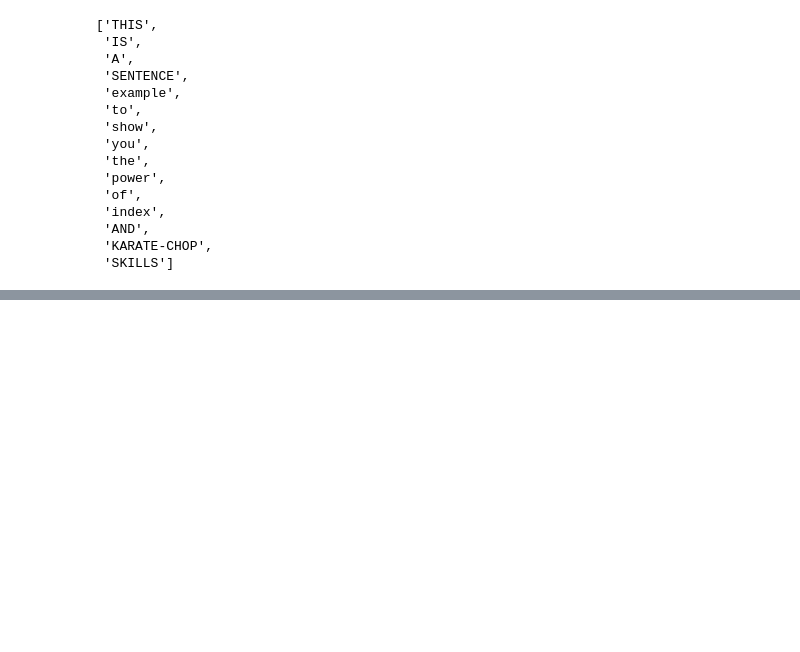
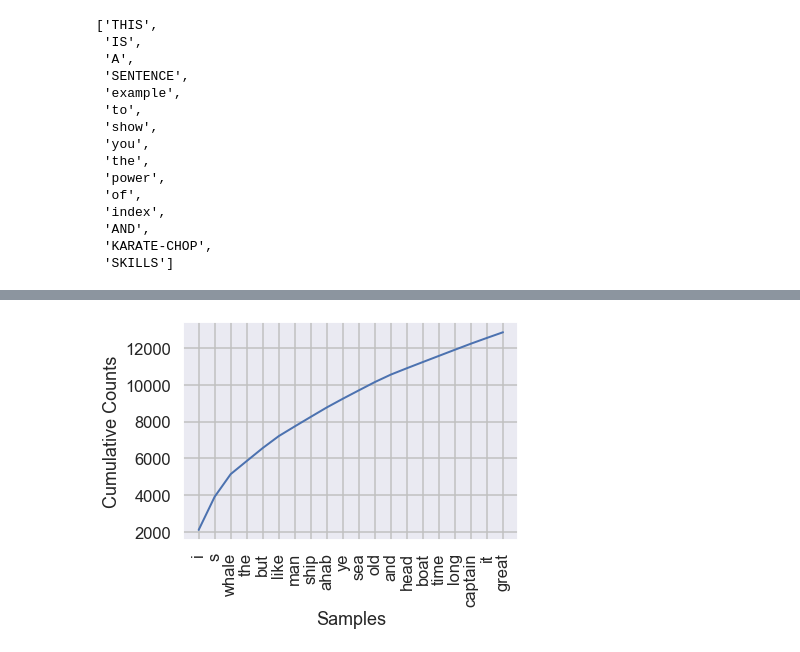
Before and after one commit to Promeos/natural-language-processing-exercises, a Jupyter notebook: nltk_textbook/intro_to_nltk.ipynb, the cells around one changed output, grey strips where cells are left out. Cells and saved outputs as stored; diff of their text form; code cells hidden in the pictures; blank space fills up the shorter version.

```diff
--- a/nltk_textbook/intro_to_nltk.ipynb
+++ b/nltk_textbook/intro_to_nltk.ipynb
@@ -511,0 +547,9 @@ list_of_words
+# %%
+# Create a variable to store Moby Dick with stop words removed.
+filtered_text1 = [word.lower() for word in text1 if word.isalpha() and word not in STOP_WORDS]
+# %%
+# Plot the distribution of non-stopwords in Moby Dick.
+sns.set_context('talk')
+FreqDist(filtered_text1).plot(20, cumulative=True);
+# %% [output]
+[figure, added]
```
Also changed, not shown: parts of 14 cells of this notebook.
